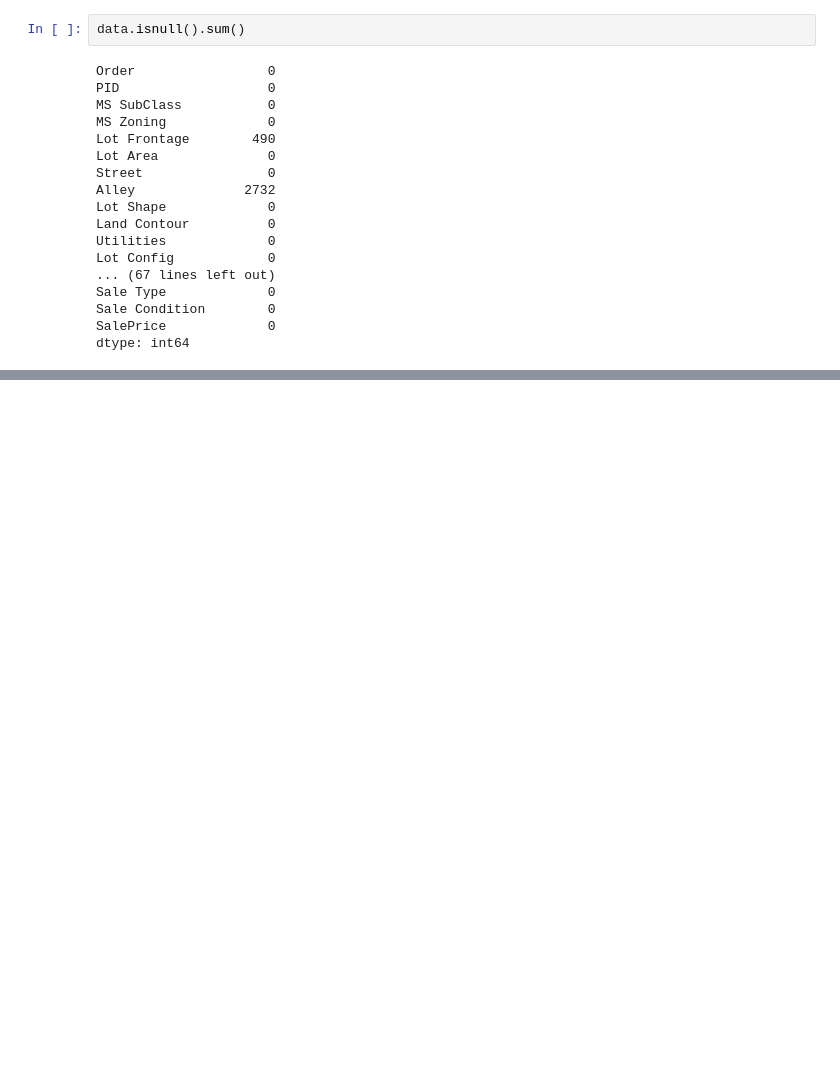
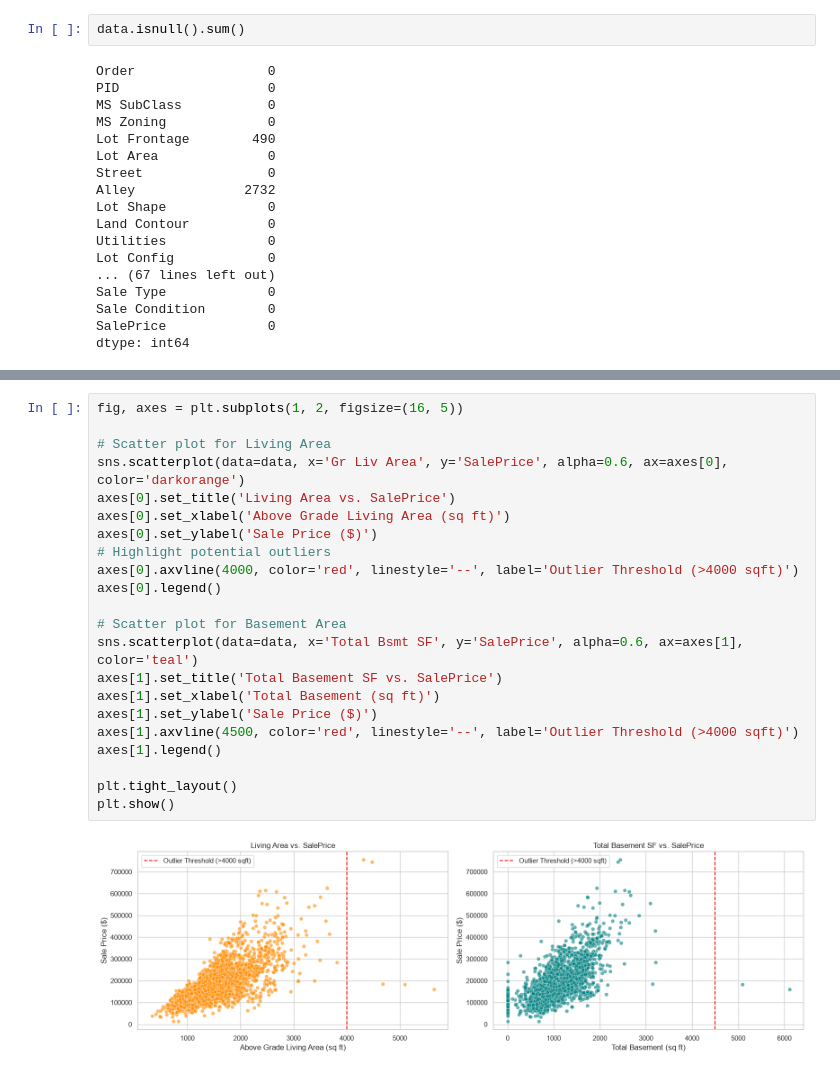
Before and after one commit to regional-specter/research-work, a Jupyter notebook: Cost of Complexity/Housing-Dataset.ipynb, the cells around one changed output, grey strips where cells are left out. Saved outputs shown, nothing was run; the diff lists cells and outputs as text; blank space fills up the shorter version.

```diff
--- a/Cost of Complexity/Housing-Dataset.ipynb
+++ b/Cost of Complexity/Housing-Dataset.ipynb
@@ -244,0 +360,24 @@ dtype: int64
+# %%
+fig, axes = plt.subplots(1, 2, figsize=(16, 5))
+
+# Scatter plot for Living Area
+sns.scatterplot(data=data, x='Gr Liv Area', y='SalePrice', alpha=0.6, ax=axes[0], color='darkorange')
+axes[0].set_title('Living Area vs. SalePrice')
+axes[0].set_xlabel('Above Grade Living Area (sq ft)')
+axes[0].set_ylabel('Sale Price ($)')
+# Highlight potential outliers
+axes[0].axvline(4000, color='red', linestyle='--', label='Outlier Threshold (>4000 sqft)')
+axes[0].legend()
+
+# Scatter plot for Basement Area
+sns.scatterplot(data=data, x='Total Bsmt SF', y='SalePrice', alpha=0.6, ax=axes[1], color='teal')
+axes[1].set_title('Total Basement SF vs. SalePrice')
+axes[1].set_xlabel('Total Basement (sq ft)')
+axes[1].set_ylabel('Sale Price ($)')
+axes[1].axvline(4500, color='red', linestyle='--', label='Outlier Threshold (>4000 sqft)')
+axes[1].legend()
+
+plt.tight_layout()
+plt.show()
+# %% [output]
+[figure, added]
```
Also changed, not shown: parts of 12 cells of this notebook.
